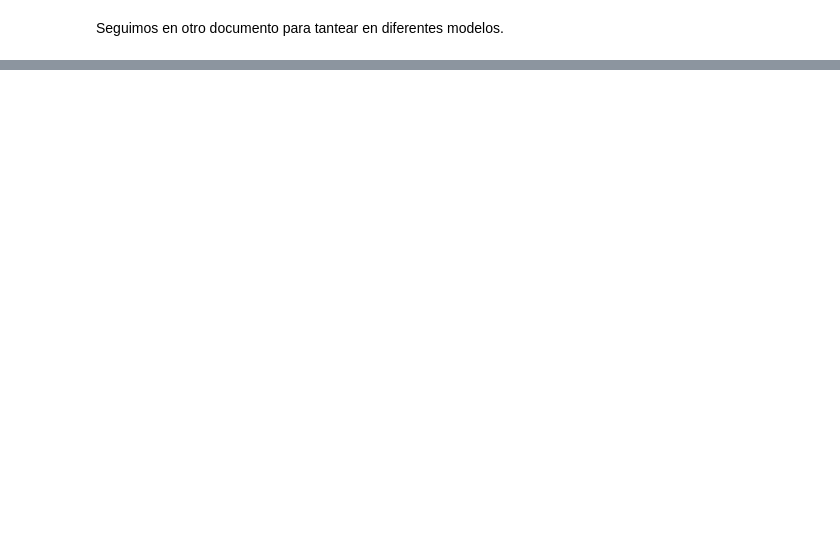
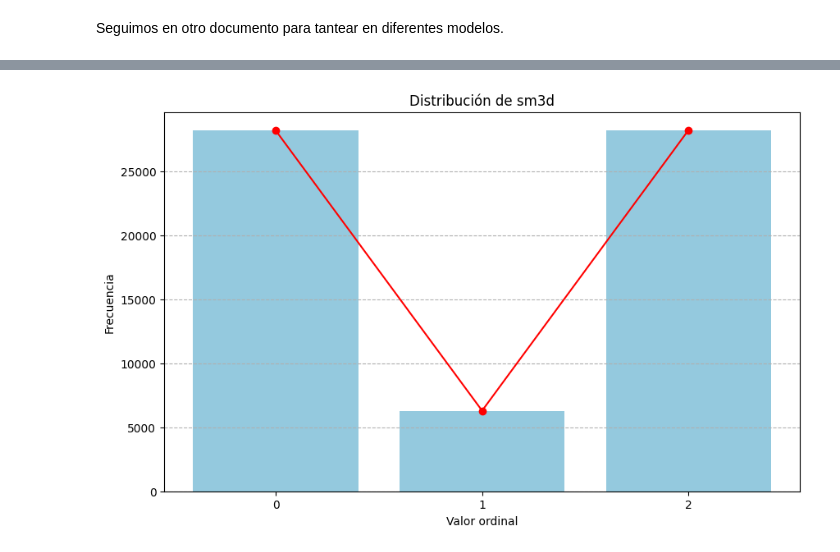
Before and after one commit to JosBerGon34/4GA.DataScience, a Jupyter notebook: src/PASO5/P5.1-FeatureEngineering.ipynb, the cells around one changed output, grey strips where cells are left out. Saved outputs shown, nothing was run; the diff lists cells and outputs as text; code cells hidden in the pictures; blank space fills up the shorter version.

```diff
--- a/src/PASO5/P5.1-FeatureEngineering.ipynb
+++ b/src/PASO5/P5.1-FeatureEngineering.ipynb
@@ -294,0 +511,6 @@ Seguimos en otro documento para tantear en diferentes modelos.
+# %%
+df1 = ord10to3MidDense(df1, 'satisf_media', 'sm3d')
+# %%
+visdist(df1, 'sm3d')
+# %% [output]
+[figure, added]
```
Also changed, not shown: parts of 27 cells of this notebook, 1 other file.
